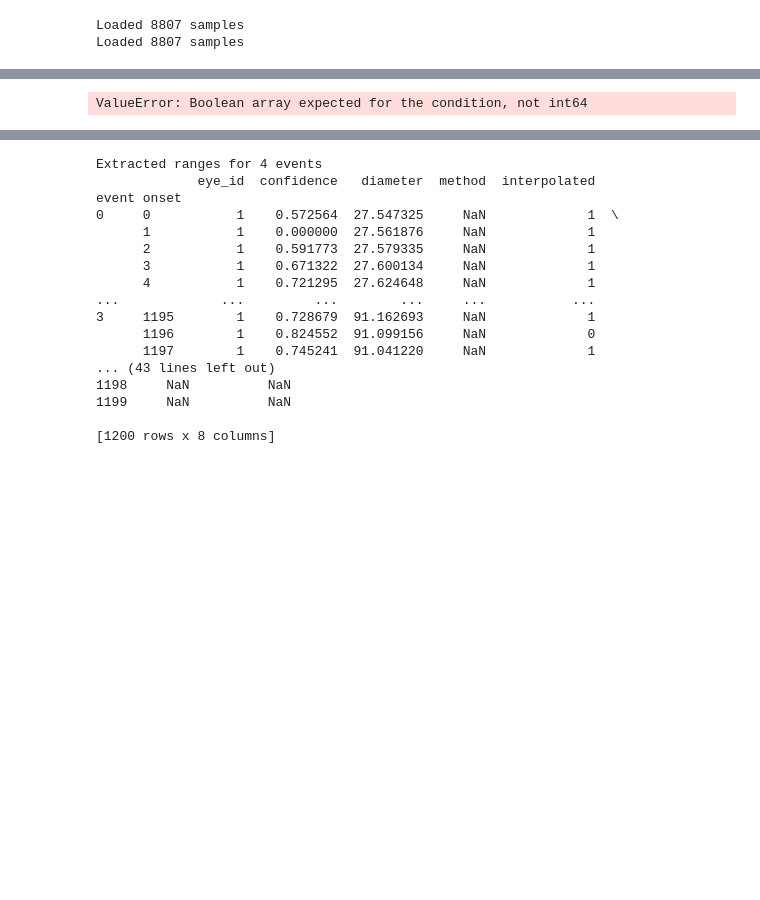
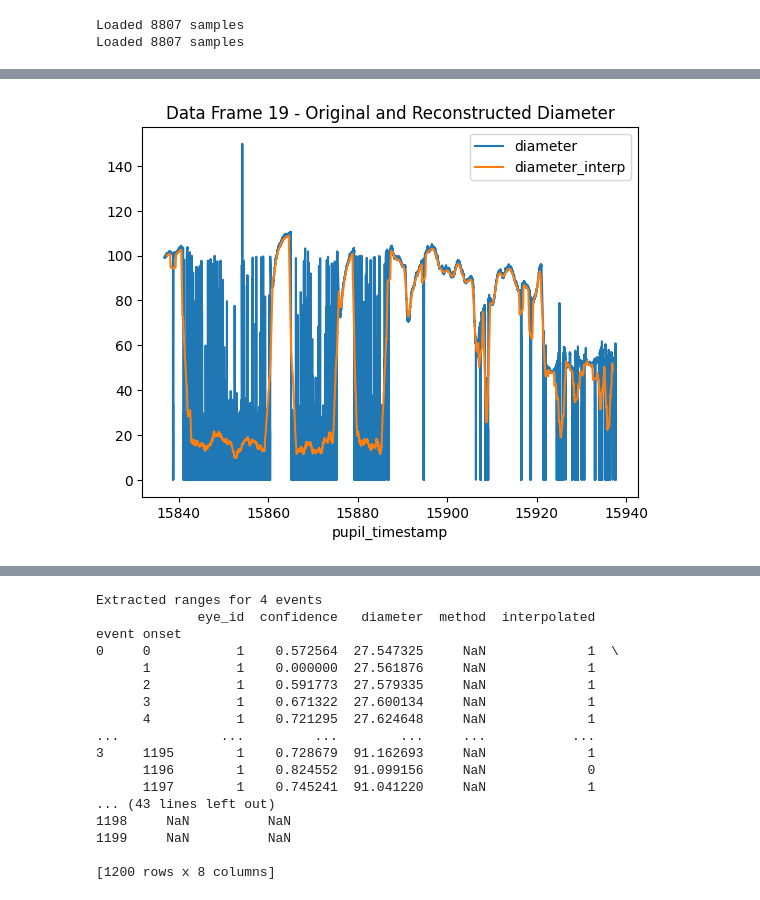
Before and after one commit to KathaMei/Pupille, a Jupyter notebook: Lichtreflex17.6./PupilLightReflex17.06..ipynb, the cells around one changed output, grey strips where cells are left out. Drawn from its saved outputs; the diff is of its cells as text; code cells hidden in the pictures; blank space fills up the shorter version.

```diff
--- a/Lichtreflex17.6./PupilLightReflex17.06..ipynb
+++ b/Lichtreflex17.6./PupilLightReflex17.06..ipynb
@@ -122,59 +122,30 @@ You should consider upgrading via the '/Users/Katharina/Desktop/Pupille/venv/bin
 # %%
 
 eye=samples
-col_in=pupil_cols
-col_out=pupil_cols
-
 
 def reconstruct(eye, col_in, col_out, window_size=100):
+    col_interp=f'{col_out}_interp'
     interpolated=eye[col_in].interpolate(method='linear')
     eye[col_out] = blinkreconstruct(interpolated,
                                     vt_start=10 / 1, vt_end=5 / 1, maxdur=800,
                                     mode='advanced')
     plot_all = {
     99: True  # Specify the index of the data frame you want to plot
 }
-    eye[f'{col_interp}']=eye[f'{col_in}'].interpolate(method='linear')
+    eye[f'{col_interp}']=eye[f'{col_out}'].interpolate(method='linear')
     # Use moving average + recenter as low pass.
     eye[f'{col_out}']=eye[f'{col_interp}'].rolling(window=window_size).mean().shift(-window_size//2)
 
 
-reconstruct(eye, col_in, col_out)
+for col_in,col_out in zip(pupil_cols_in,pupil_cols_out):
+    reconstruct(eye, col_in, col_out)
 
-def reconstruct(eye, col_in, col_out, window_size=100):
-    # Remove blinks.
-    eye['']=checkdataPLR.blinkreconstruct(eye['2d'],
-                                                   vt_start=10/600,vt_end=5/600, mode='advanced')
-     # blinkreconstruct replaces the bliks with NaN with mode='advanced',
-    # so we interpolate the gaps and low pass the result to obtain something.
-    eye['diameter_rec_interp']=eye['diameter_rec'].interpolate(method='linear')
-     # Use moving average + recenter as low pass.
-    eye['diameter_rec_interp_100']=eye['diameter_rec_interp'].rolling(window=window_size).mean().shift(-window_size//2)
-
-plot_range = range(20)  # Indices of data frames to plot (0-19)
-
-
-    # Iterate over the specified data frames
-for i in plot_range:
-    what = eye0[i]
-    reconstruct(what)
-
-    sub = what.plot(x='pupil_timestamp', y='diameter', kind='line')
-
-    sub = what.plot(ax=sub, x='pupil_timestamp', y='diameter_rec_interp', kind='line')
-    sub.set_title(f"Data Frame {i} - Original and Reconstructed Diameter")
-
-    sub = what.plot(x='pupil_timestamp', y='diameter_rec_interp', kind='line')
-
-    sub = what.plot(ax=sub, x='pupil_timestamp', y='diameter_rec_interp_100', kind='line')
-    sub.set_title(f"Data Frame {i} - Reconstructed and Smoothed Diameter")
-
-    what.plot(x='pupil_timestamp', y='diameter_rec_interp_100', kind='line')
-    plt.title(f"Data Frame {i} - Smoothed Diameter")
-
-    plt.show()
+sub = eye.plot(x='pupil_timestamp', y='diameter', kind='line')
+sub = eye.plot(ax=sub, x='pupil_timestamp', y='diameter_interp', kind='line')
+sub.set_title(f"Data Frame {i} - Original and Reconstructed Diameter")
+plt.show()
 # %% [output]
-ValueError: Boolean array expected for the condition, not int64
+[figure, added]
 # %%
 # Make figure for processing, append figure to pupil_preprocessing
 f, axs = graphing.pupil_preprocessing_figure(nrows=5, subject=f"{subject_id}" )
```
Also changed, not shown: parts of 4 cells of this notebook.
